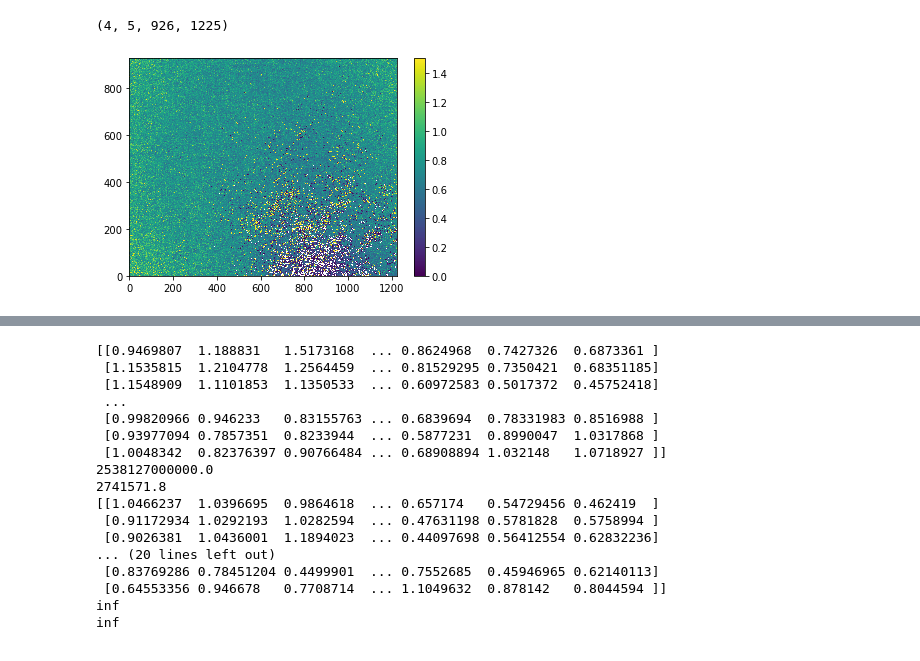
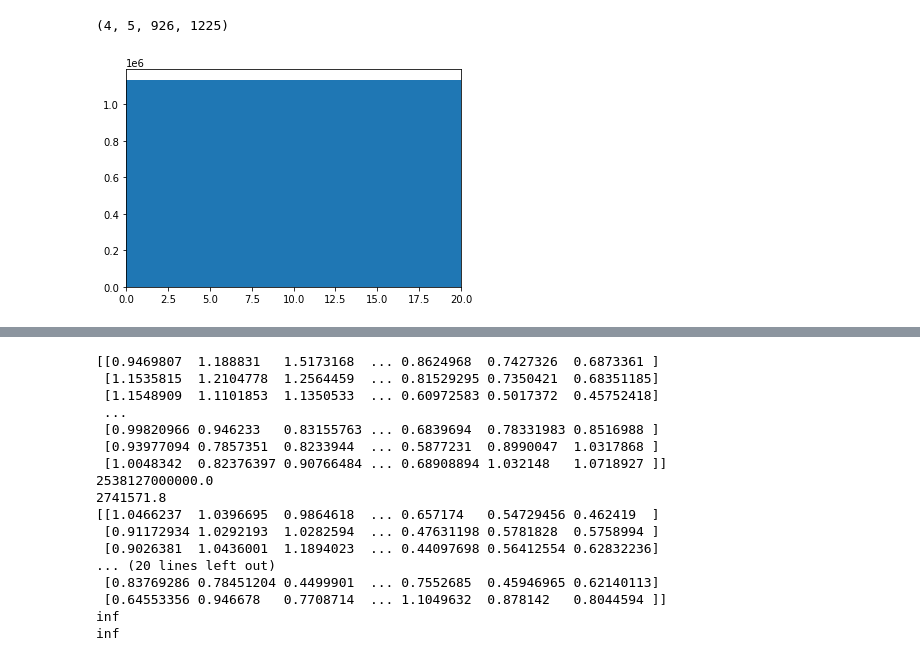
Before and after one commit to aewindle110/DroneWQ, a Jupyter notebook: testing_functions.ipynb, the cells around one changed output, grey strips where cells are left out. Cells and saved outputs as stored; diff of their text form; code cells hidden in the pictures.

```diff
--- a/testing_functions.ipynb
+++ b/testing_functions.ipynb
@@ -569,10 +559,11 @@ rrs_imgs.shape
 (4, 5, 926, 1225)
 # %%
 chl_oc_index = oc_index(rrs_imgs[1,0,:,:], rrs_imgs[1,1,:,:], rrs_imgs[1,2,:,:])
-
-plt.pcolormesh(chl_oc_index, vmin=0, vmax=1.5)
-cbar = plt.colorbar()
-# %% [output]
-[figure, removed]
+# %%
+plt.hist(chl_oc_index.flatten(),bins=50)
+plt.xlim(0,20)
+plt.show()
+# %% [output]
+[figure, added]
 # %%
 np.nanmax(chl_oc_index)
```
Also changed, not shown: parts of 18 cells of this notebook, 1 other file.
